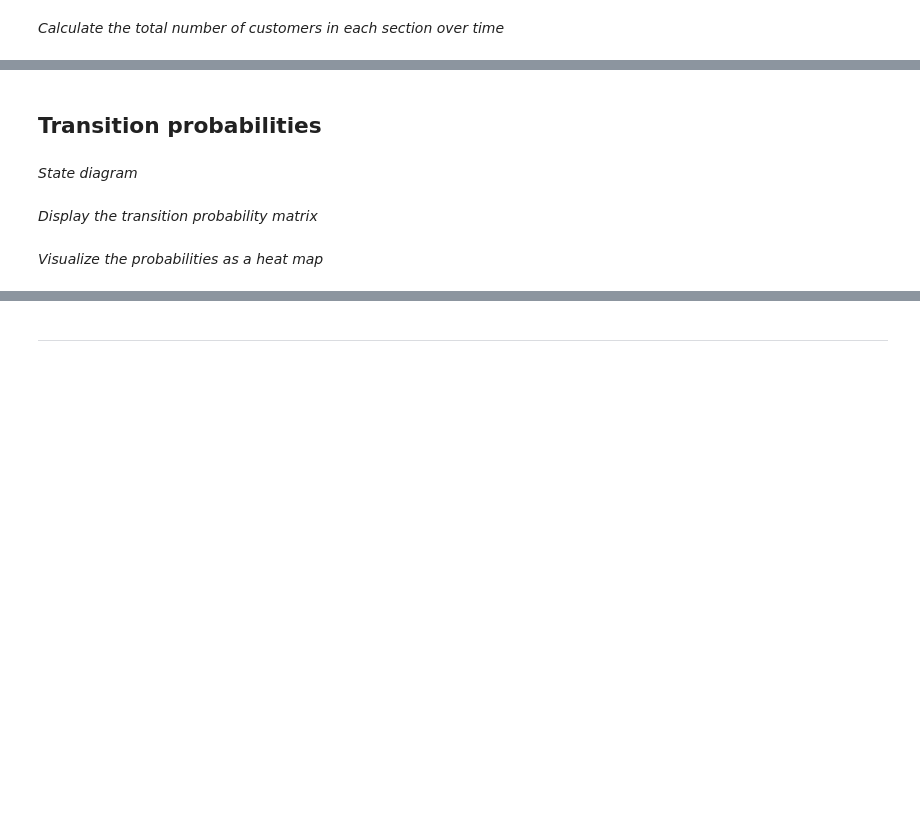
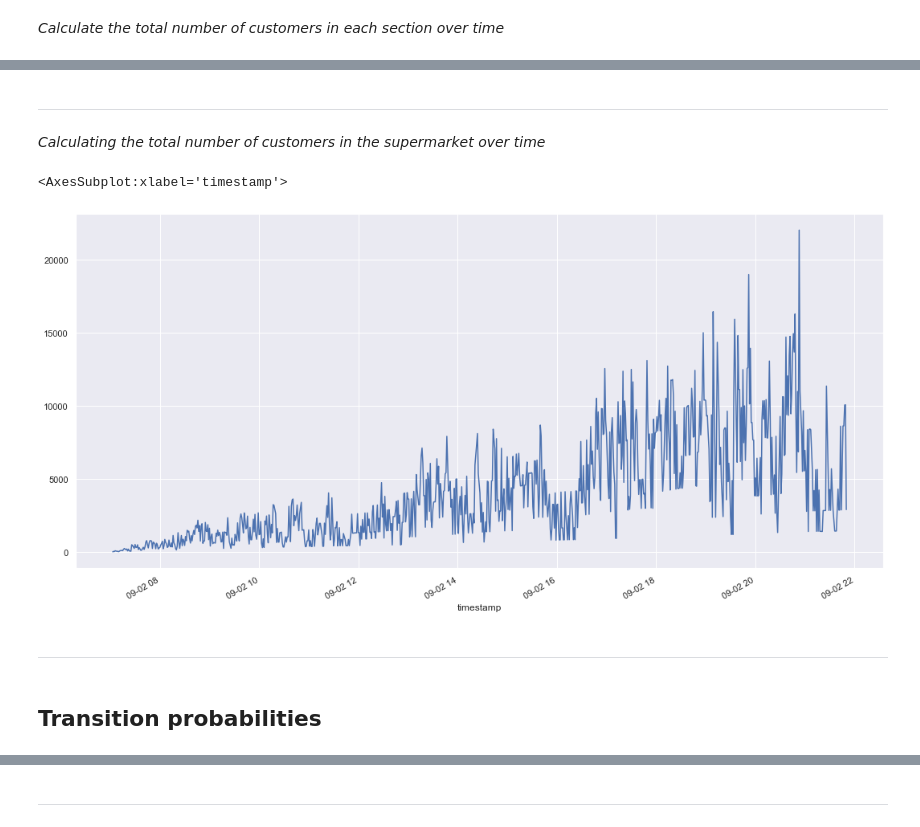
Before and after one commit to CodeGitte/SPICED_Markov_Chain, a Jupyter notebook: Project_Week_08_Markov_Simulation.ipynb, the cells around one changed output, grey strips where cells are left out. Cells and saved outputs as stored; diff of their text form; code cells hidden in the pictures; blank space fills up the shorter version.

```diff
--- a/Project_Week_08_Markov_Simulation.ipynb
+++ b/Project_Week_08_Markov_Simulation.ipynb
@@ -22,14 +26,14 @@ import warnings
 warnings.filterwarnings('ignore')
 # %%
 #import relevant data
-mon = pd.read_csv('data/monday.csv', sep = ';')
-tue = pd.read_csv('data/tuesday.csv', sep = ';')
-wed = pd.read_csv('data/wednesday.csv', sep = ';')
-thur = pd.read_csv('data/thursday.csv', sep = ';')
-fri = pd.read_csv('data/friday.csv', sep = ';')
+Monday = pd.read_csv('data/monday.csv', sep = ';')
+Tuesday = pd.read_csv('data/tuesday.csv', sep = ';')
+Wednesday = pd.read_csv('data/wednesday.csv', sep = ';')
+Thursday = pd.read_csv('data/thursday.csv', sep = ';')
+Friday = pd.read_csv('data/friday.csv', sep = ';')
 
 #check imported data
-mon.head()
+Monday.head()
 # %% [output]
 |  | timestamp | customer_no | location |
 | 0 | 2019-09-02 07:03:00 | 1 | dairy |
@@ -70,8 +228,13 @@ groupby(DAY['location'])
+# %% [markdown]
+***
+# %% [markdown]
+*Calculating the total number of customers in the supermarket over time*
+# %%
+DAY.groupby('timestamp')['customer_no'].sum().plot()
+# %% [output]
+<AxesSubplot:xlabel='timestamp'>
+[figure, added]
+# %% [markdown]
+***
 # %% [markdown]
 ## Transition probabilities
-# %% [markdown]
-*State diagram*
-# %% [markdown]
-*Display the transition probability matrix*
-# %% [markdown]
-*Visualize the probabilities as a heat map*
```
Also changed, not shown: parts of 28 cells of this notebook.
